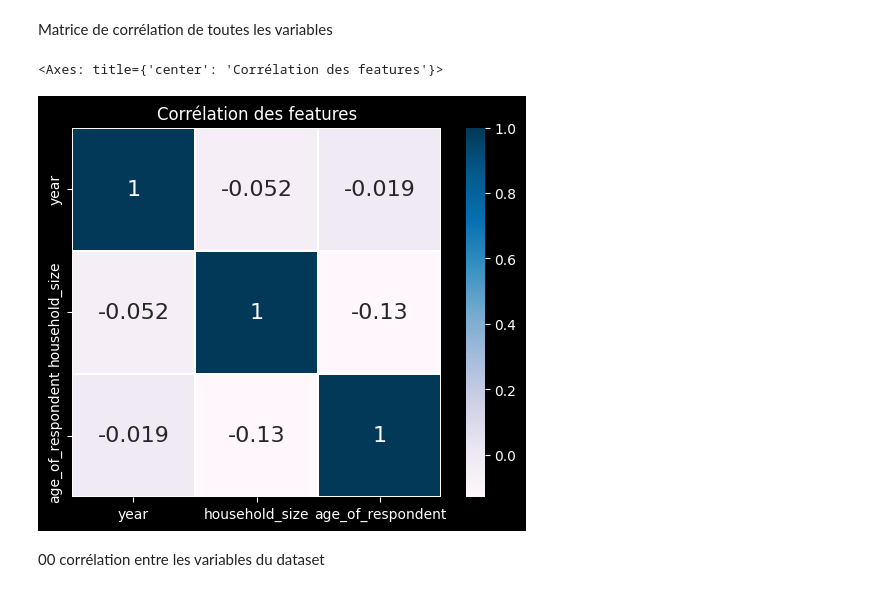
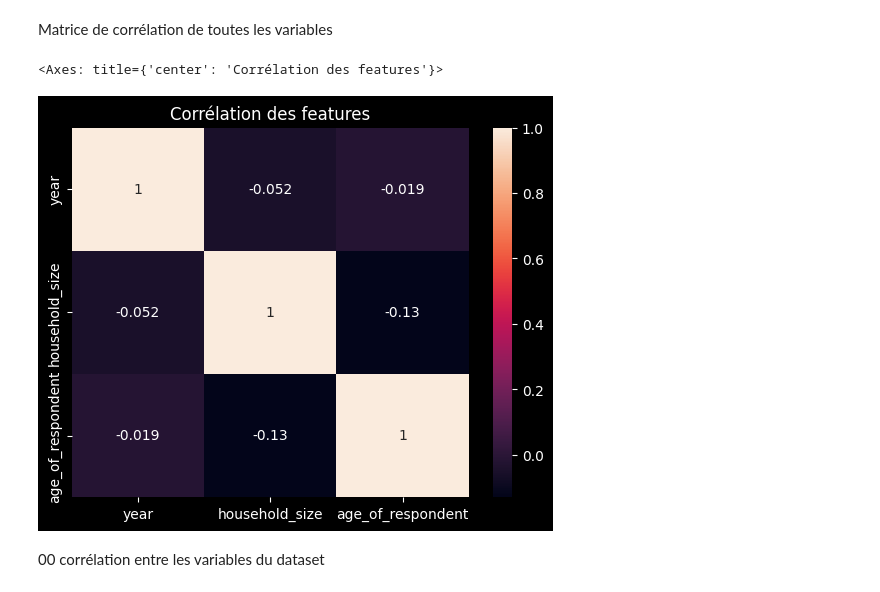
Before and after one commit to justekouassi/Inclusion-financiere-en-Afrique, a Jupyter notebook: inclusion_best.ipynb, the cells around one changed output. Drawn from its saved outputs; the diff is of its cells as text; code cells hidden in the pictures.

```diff
--- a/inclusion_best.ipynb
+++ b/inclusion_best.ipynb
@@ -201,10 +209,10 @@ variables_definitions
 Matrice de corrélation de toutes les variables
 # %%
 plt.title("Corrélation des features")
-sns.heatmap(train_set.corr(numeric_only=True), linewidths=0.1, vmax=1.0, square=True, cmap=plt.cm.PuBu, linecolor="white", annot=True, annot_kws={"size": 16})
+sns.heatmap(train_set.corr(numeric_only=True), annot=True)
 # %% [output]
 <Axes: title={'center': 'Corrélation des features'}>
-[figure, old version]
+[figure, new version]
 # %% [markdown]
 00 corrélation entre les variables du dataset
 # %% [markdown]
```
Also changed, not shown: parts of 16 cells of this notebook, 11 other files.
